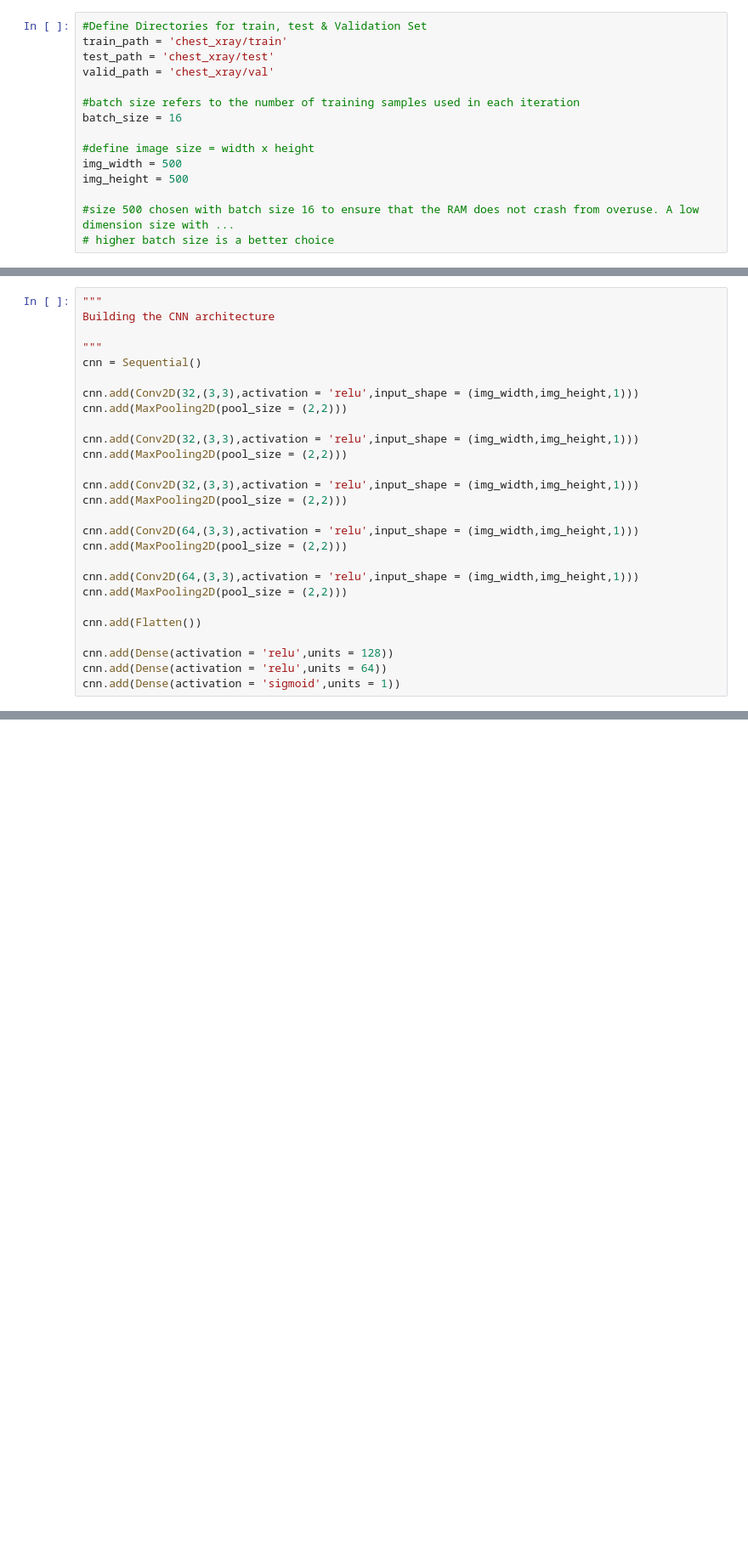
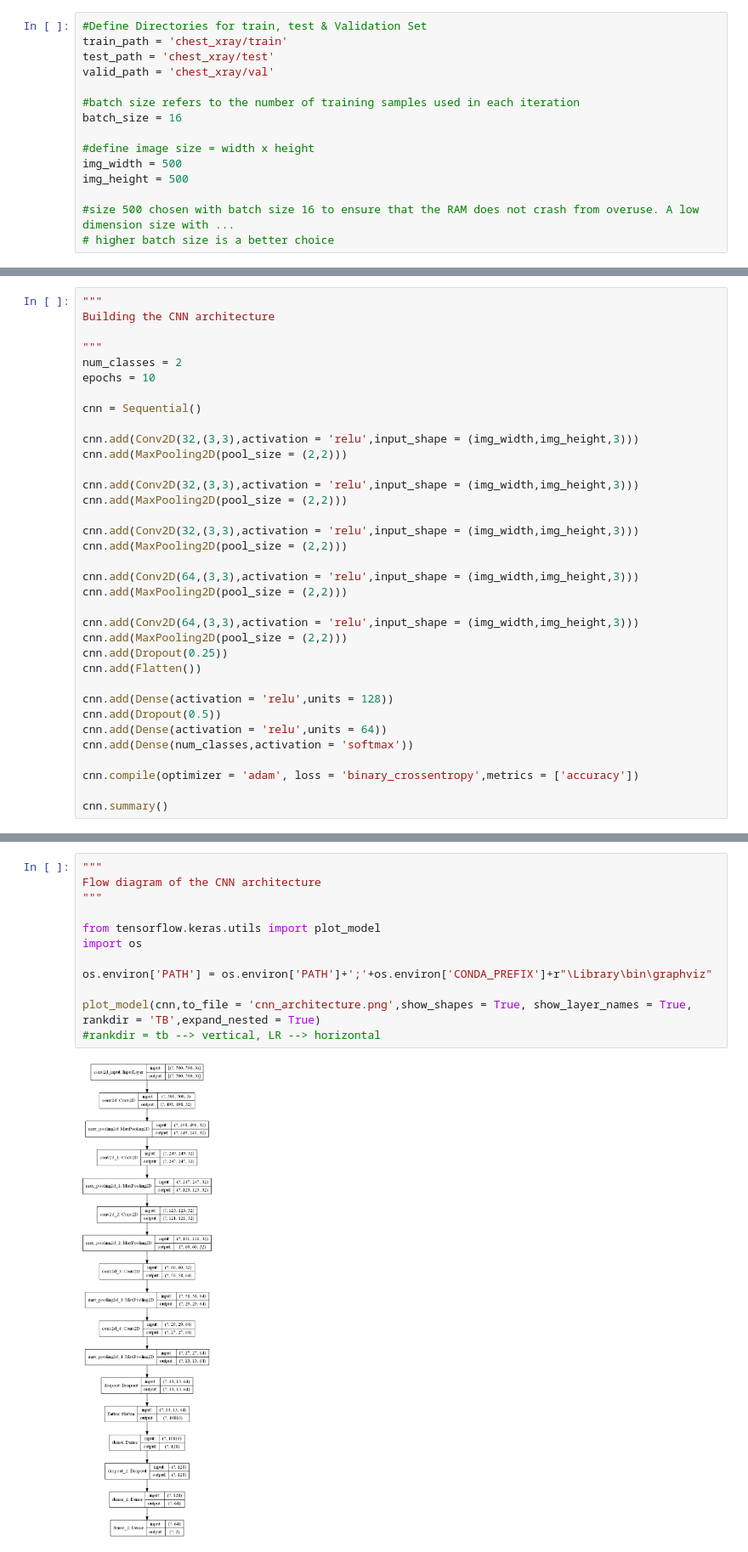
Before and after one commit to aziz66710/CNN_chest_xray, a Jupyter notebook: CNN_Normal_Pneumonia.ipynb, the cells around one changed output, grey strips where cells are left out. Shown at 85% size. Saved outputs shown, nothing was run; the diff lists cells and outputs as text; blank space fills up the shorter version.

```diff
--- a/CNN_Normal_Pneumonia.ipynb
+++ b/CNN_Normal_Pneumonia.ipynb
@@ -122,25 +369,33 @@ from tensorflow.keras.callbacks import EarlyStopping,ReduceLROnPlateau
 Building the CNN architecture
 
 """
+num_classes = 2
+epochs = 10
+
 cnn = Sequential()
 
-cnn.add(Conv2D(32,(3,3),activation = 'relu',input_shape = (img_width,img_height,1)))
+cnn.add(Conv2D(32,(3,3),activation = 'relu',input_shape = (img_width,img_height,3)))
 cnn.add(MaxPooling2D(pool_size = (2,2)))
 
-cnn.add(Conv2D(32,(3,3),activation = 'relu',input_shape = (img_width,img_height,1)))
+cnn.add(Conv2D(32,(3,3),activation = 'relu',input_shape = (img_width,img_height,3)))
 cnn.add(MaxPooling2D(pool_size = (2,2)))
 
-cnn.add(Conv2D(32,(3,3),activation = 'relu',input_shape = (img_width,img_height,1)))
+cnn.add(Conv2D(32,(3,3),activation = 'relu',input_shape = (img_width,img_height,3)))
 cnn.add(MaxPooling2D(pool_size = (2,2)))
 
-cnn.add(Conv2D(64,(3,3),activation = 'relu',input_shape = (img_width,img_height,1)))
+cnn.add(Conv2D(64,(3,3),activation = 'relu',input_shape = (img_width,img_height,3)))
 cnn.add(MaxPooling2D(pool_size = (2,2)))
 
-cnn.add(Conv2D(64,(3,3),activation = 'relu',input_shape = (img_width,img_height,1)))
+cnn.add(Conv2D(64,(3,3),activation = 'relu',input_shape = (img_width,img_height,3)))
 cnn.add(MaxPooling2D(pool_size = (2,2)))
-
+cnn.add(Dropout(0.25))
 cnn.add(Flatten())
 
 cnn.add(Dense(activation = 'relu',units = 128))
+cnn.add(Dropout(0.5))
 cnn.add(Dense(activation = 'relu',units = 64))
-cnn.add(Dense(activation = 'sigmoid',units = 1))
+cnn.add(Dense(num_classes,activation = 'softmax'))
+
+cnn.compile(optimizer = 'adam', loss = 'binary_crossentropy',metrics = ['accuracy'])
+
+cnn.summary()
@@ -146,0 +420,14 @@ cnn.add(Dense(activation = 'sigmoid',units = 1))
+# %%
+"""
+Flow diagram of the CNN architecture
+"""
+
+from tensorflow.keras.utils import plot_model
+import os
+
+os.environ['PATH'] = os.environ['PATH']+';'+os.environ['CONDA_PREFIX']+r"\Library\bin\graphviz"
+
+plot_model(cnn,to_file = 'cnn_architecture.png',show_shapes = True, show_layer_names = True, rankdir = 'TB',expand_nested = True)
+#rankdir = tb --> vertical, LR --> horizontal
+# %% [output]
+[figure, added]
```
Also changed, not shown: parts of 33 cells of this notebook, 1 other file.
